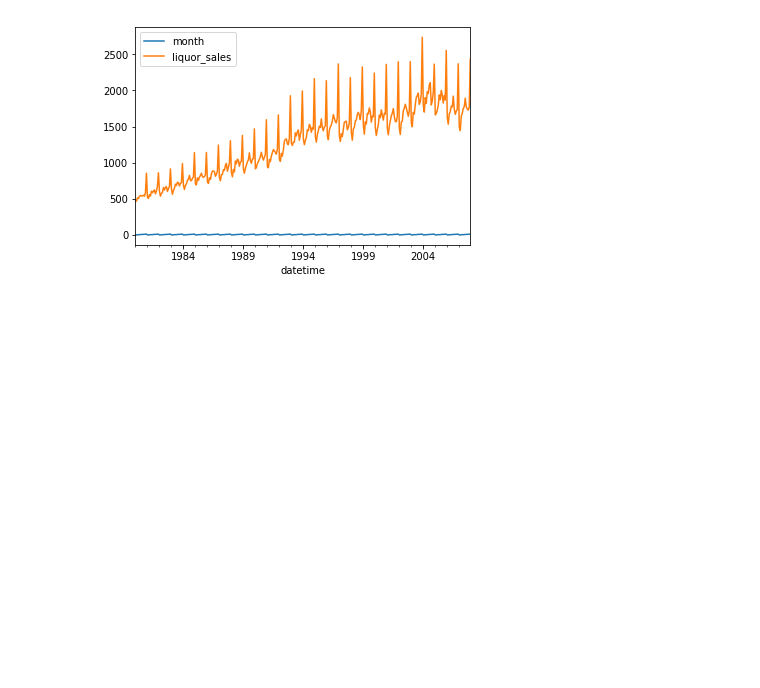
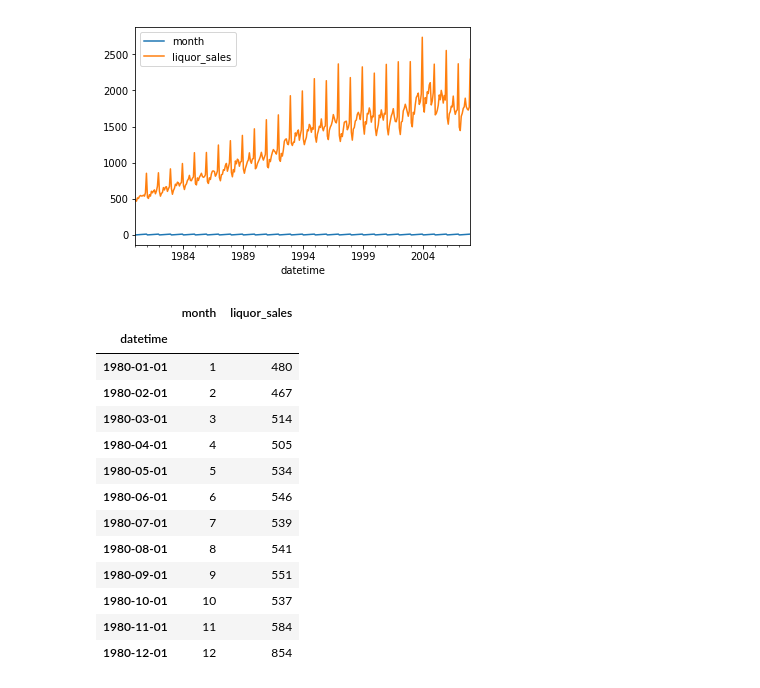
Before and after one commit to satishsurath/OnlineResources, a Jupyter notebook: PythonJupyterNotebooks/Week10-Day1-Activity1.ipynb, the cells around one changed output. Saved outputs shown, nothing was run; the diff lists cells and outputs as text; code cells hidden in the pictures; blank space fills up the shorter version.

```diff
--- a/PythonJupyterNotebooks/Week10-Day1-Activity1.ipynb
+++ b/PythonJupyterNotebooks/Week10-Day1-Activity1.ipynb
@@ -38,0 +42,19 @@ df.plot()
+# %%
+#Python is smart to know that you are asking for year
+#Python is very flexible with dates
+df.loc["1980"]
+# %% [output]
+|  | month | liquor_sales |
+| datetime |  |  |
+| 1980-01-01 | 1 | 480 |
+| 1980-02-01 | 2 | 467 |
+| 1980-03-01 | 3 | 514 |
+| 1980-04-01 | 4 | 505 |
+| 1980-05-01 | 5 | 534 |
+| 1980-06-01 | 6 | 546 |
+| 1980-07-01 | 7 | 539 |
+| 1980-08-01 | 8 | 541 |
+| 1980-09-01 | 9 | 551 |
+| 1980-10-01 | 10 | 537 |
+| 1980-11-01 | 11 | 584 |
+| 1980-12-01 | 12 | 854 |
```
Also changed, not shown: parts of 6 cells of this notebook, 2 other files.
